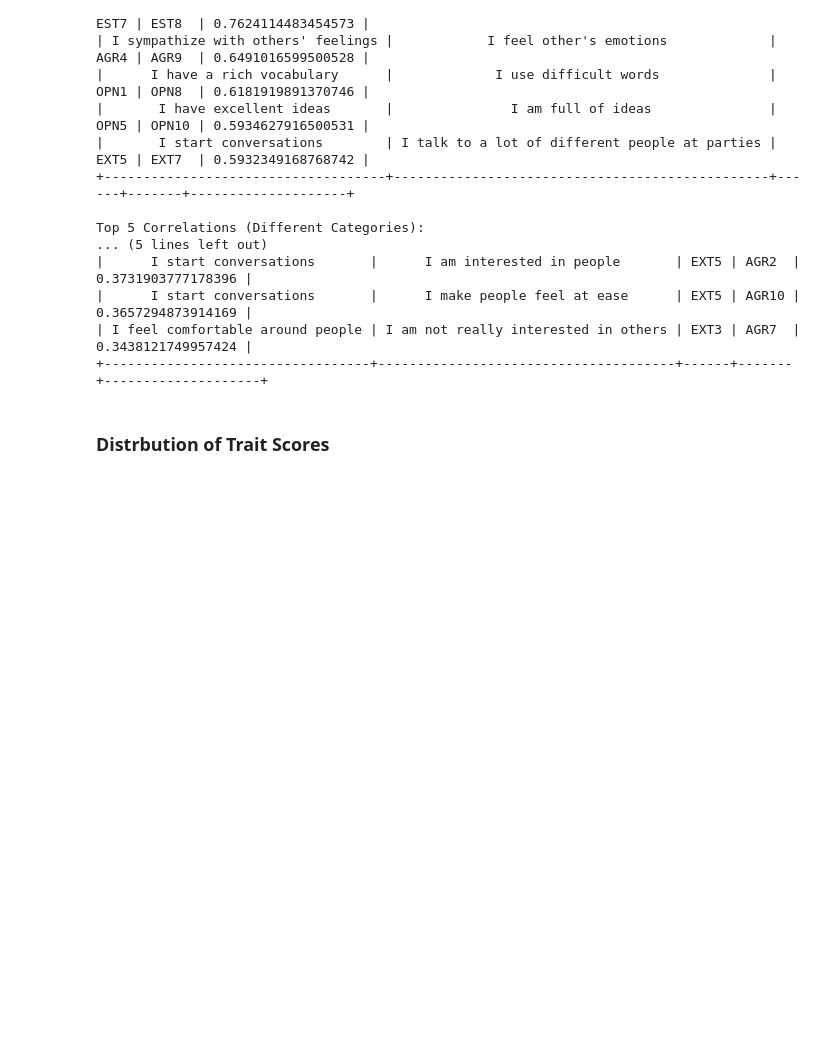
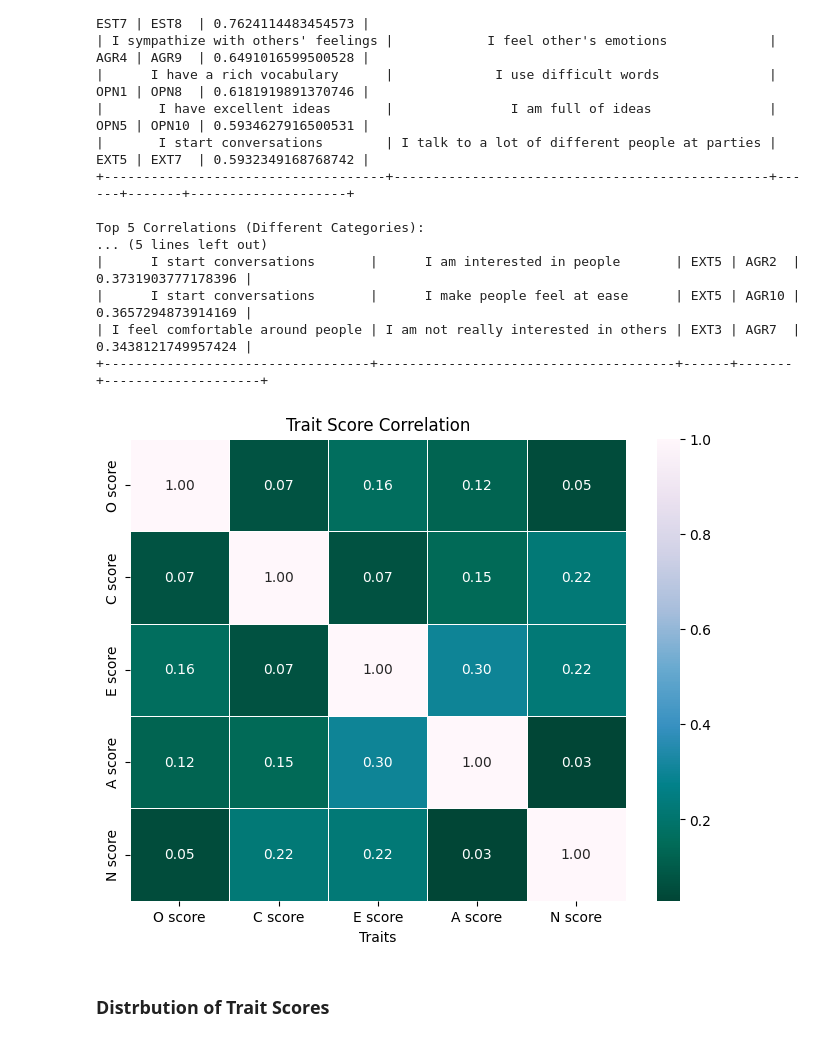
Before and after one commit to jbmages/capstone-project, a Jupyter notebook: notebooks/eda.ipynb, the cells around one changed output. Cells and saved outputs as stored; diff of their text form; code cells hidden in the pictures; blank space fills up the shorter version.

```diff
--- a/notebooks/eda.ipynb
+++ b/notebooks/eda.ipynb
@@ -109,5 +110,26 @@ Top 5 Correlations (Different Categories):
 |      I start conversations       |      I make people feel at ease      | EXT5 | AGR10 | 0.3657294873914169 |
 | I feel comfortable around people | I am not really interested in others | EXT3 | AGR7  | 0.3438121749957424 |
 +----------------------------------+--------------------------------------+------+-------+--------------------+
+# %%
+import pandas as pd
+import numpy as np
+import seaborn as sns
+import matplotlib.pyplot as plt
+
+# Get the last 5 columns of 'data'
+selected_cols = data.columns[-5:].tolist()
+
+# Compute correlation matrix for the last 5 columns
+answer_matrix_corr = data[selected_cols].corr()
+
+# Plot the heatmap
+plt.figure(figsize=(8, 6))
+sns.heatmap(answer_matrix_corr, annot=True, cmap="PuBuGn_r", fmt=".2f", linewidths=0.5)
+plt.title("Trait Score Correlation")
+plt.xlabel("Traits")
+plt.ylabel("")
+plt.show()
+# %% [output]
+[figure, added]
 # %% [markdown]
 ### Distrbution of Trait Scores
```
Also changed, not shown: parts of 13 cells of this notebook, 3 other files.
